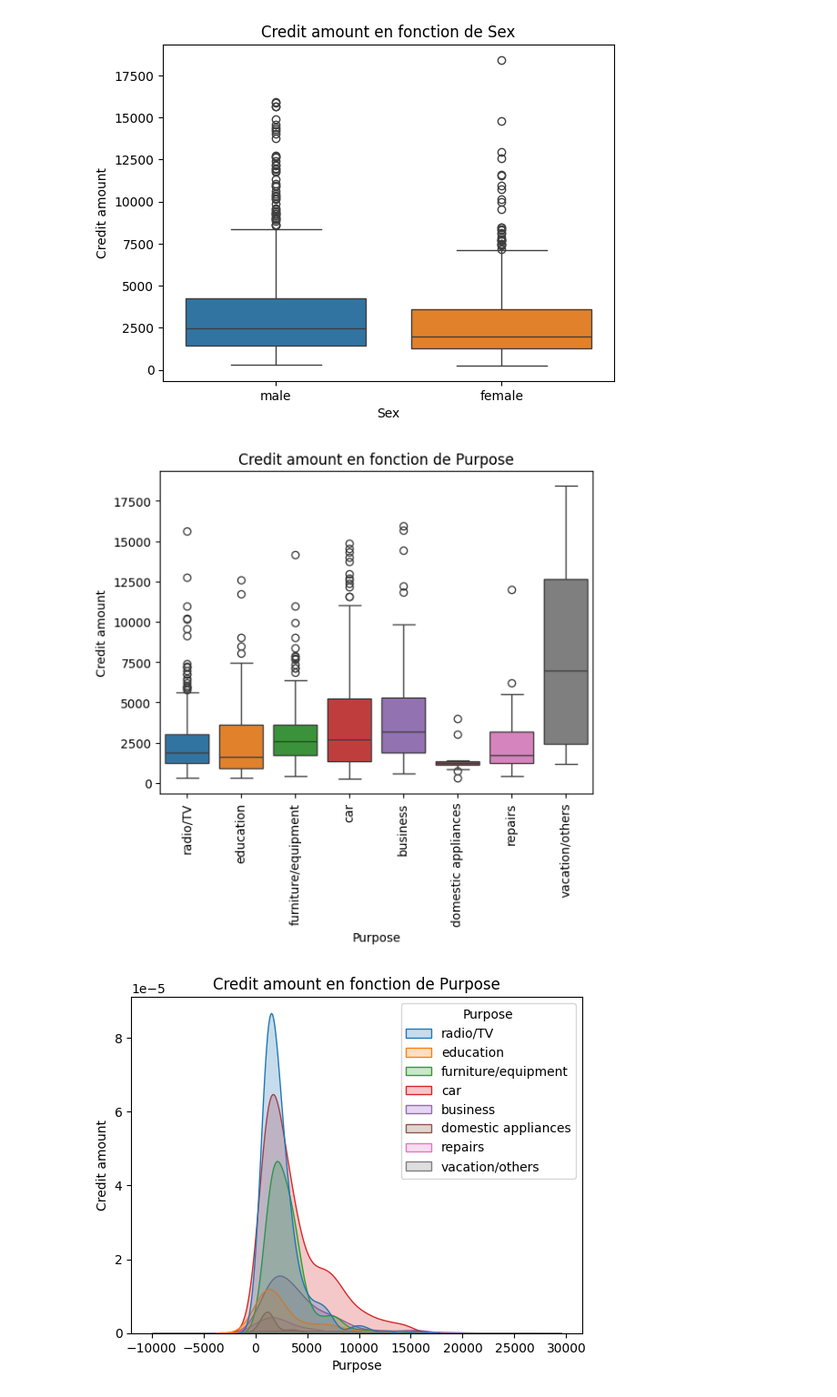
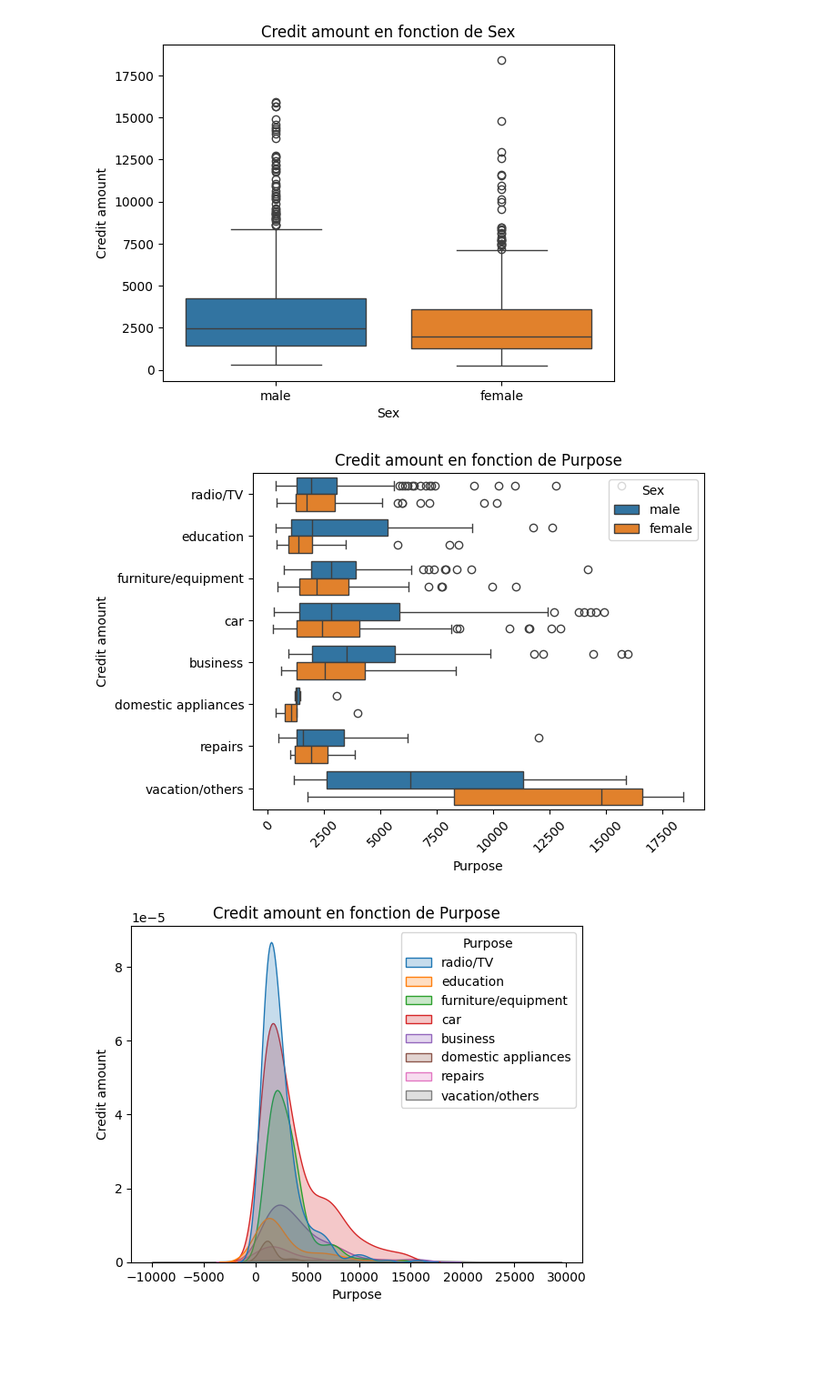
Before and after one commit to RMoulla/PYK_Mai, a Jupyter notebook: Copie_de_TP_Analyse_Données_Crédit.ipynb, the cells around one changed output. Shown at 91% size. Saved outputs shown, nothing was run; the diff lists cells and outputs as text; code cells hidden in the pictures; blank space fills up the shorter version.

```diff
--- a/Copie_de_TP_Analyse_Données_Crédit.ipynb
+++ b/Copie_de_TP_Analyse_Données_Crédit.ipynb
@@ -253,7 +247,7 @@ dtype: float64
 # %%
 # Créer une colonne Credit amount divisé par duration
 
-df['credit_duration'] = df['Credit amount']/df['Duration']
+df['Credit_Duration'] = df['Credit amount']/df['Duration']
 df.head()
 # %% [output]
 |  | Age | Sex | Job | Housing | Saving accounts | Checking account | Credit amount | Duration | ... |
@@ -331,14 +325,14 @@ plt.show()
 # %%
 # Visualiser Credit amount en fonction de Purpose
 
-sns.boxplot(x='Purpose', y='Credit amount', data=df, hue='Purpose')
+sns.boxplot(y='Purpose', x='Credit amount', data=df, hue='Sex')
 plt.xlabel('Purpose')
 plt.ylabel('Credit amount')
 plt.title("Credit amount en fonction de Purpose")
-plt.xticks(rotation=90)
+plt.xticks(rotation=45)
 plt.show()
 # %% [output]
-[figure, old version]
+[figure, new version]
 # %%
 # Visualiser Credit amount en fonction de Purpose en densité
 
```
Also changed, not shown: parts of 8 cells of this notebook.
